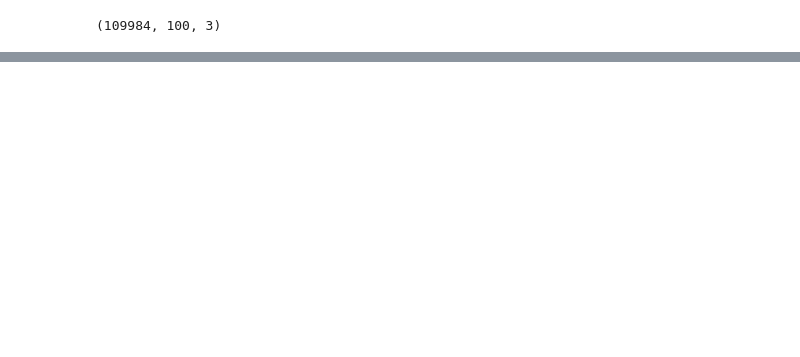
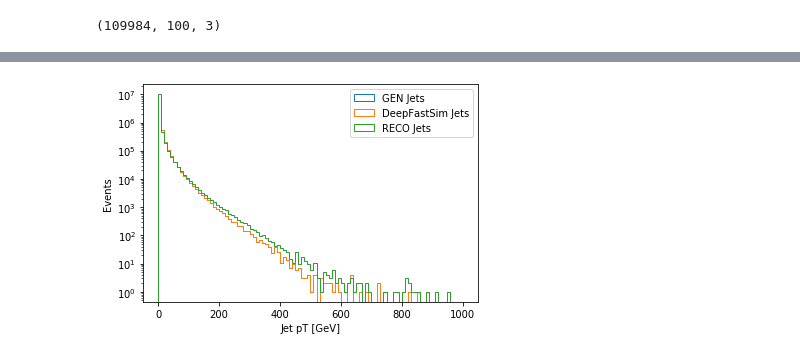
Before and after one commit to mpp-hep/JetGen, a Jupyter notebook: jupyter/JetGen_PostTrain.ipynb, the cells around one changed output, grey strips where cells are left out. Drawn from its saved outputs; the diff is of its cells as text; code cells hidden in the pictures; blank space fills up the shorter version.

```diff
--- a/jupyter/JetGen_PostTrain.ipynb
+++ b/jupyter/JetGen_PostTrain.ipynb
@@ -144,0 +192,28 @@ plt.show()
+# %%
+# what did we generate?
+genData = genModel.predict([genJet, genJetParticles])
+# %%
+pTGen = np.reshape(genJetParticles[:,:,0], (genData.shape[0]*genData.shape[1],))
+etaGen = np.reshape(genJetParticles[:,:,1], (genData.shape[0]*genData.shape[1],))
+phiGen = np.reshape(genJetParticles[:,:,2], (genData.shape[0]*genData.shape[1],))
+# %%
+pTDFS = np.reshape(genData[:,:,0], (genData.shape[0]*genData.shape[1],))
+etaDFS = np.reshape(genData[:,:,1], (genData.shape[0]*genData.shape[1],))
+phiDFS = np.reshape(genData[:,:,2], (genData.shape[0]*genData.shape[1],))
+# %%
+pTTrue = np.reshape(recoJetParticles[:,:,0], (recoJetParticles.shape[0]*recoJetParticles.shape[1],))
+etaTrue = np.reshape(recoJetParticles[:,:,1], (recoJetParticles.shape[0]*recoJetParticles.shape[1],))
+phiTrue = np.reshape(recoJetParticles[:,:,2], (recoJetParticles.shape[0]*recoJetParticles.shape[1],))
+# %%
+# compare prediction to true value
+plt.hist(pTGen, range=(0., 1000.), bins=100, label="GEN Jets", histtype='step')
+plt.hist(pTDFS, range=(0., 1000.), bins=100, label="DeepFastSim Jets", histtype='step')
+plt.hist(pTTrue, range=(0., 1000.), bins=100, label="RECO Jets", histtype='step')
+plt.ylabel('Events')
+plt.xlabel('Jet pT [GeV]')
+plt.semilogy()
+#plt.semilogx()
+plt.legend()
+plt.show()
+# %% [output]
+[figure, added]
```
Also changed, not shown: parts of 12 cells of this notebook, 8 other files.
